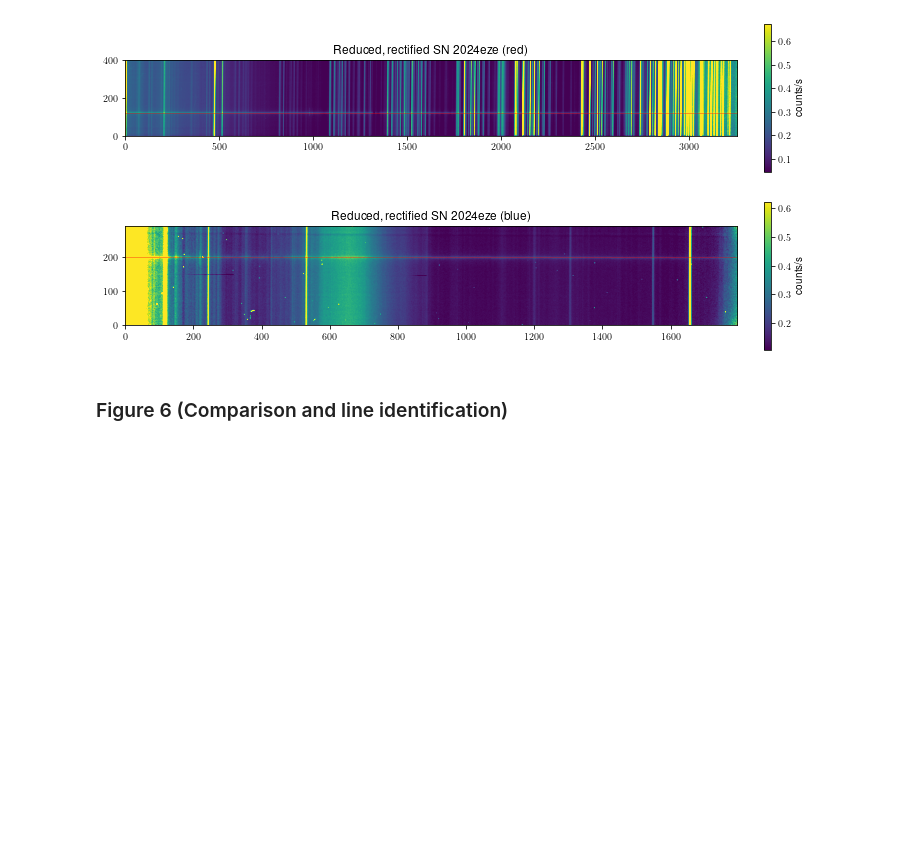
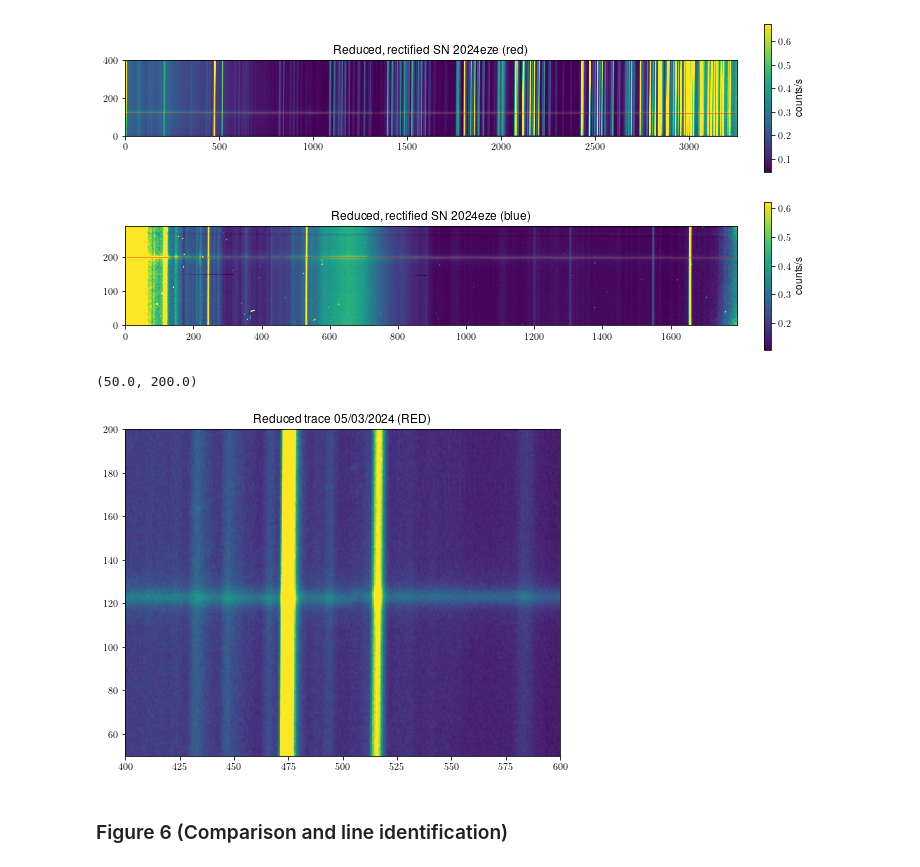
Before and after one commit to jaladh-singhal/ay107_observation, a Jupyter notebook: presentation_figures.ipynb, the cells around one changed output. Cells and saved outputs as stored; diff of their text form; code cells hidden in the pictures; blank space fills up the shorter version.

Commit message:
minor plotting changes

```diff
--- a/presentation_figures.ipynb
+++ b/presentation_figures.ipynb
@@ -529,5 +529,14 @@ ax[1].axhline(trace_y_idx_B, color='r', linewidth=0.5, alpha=0.7)
 fig.savefig("figures/fig5.png", dpi=200)
 # %% [output]
 [figure]
+# %%
+fig, ax = plt.subplots(1, 1, figsize=(9,6))
+util.plot_frame2(reduced_rect_science_R, label='counts/s', title='Reduced trace 05/03/2024 (RED)', prange=prange_R, colorbar=False, ax=ax)
+ax.set_xlim(400, 600)
+ax.set_ylim(50, 200)
+#ax.axhline(trace_y_idx_R, color='r', linewidth=0.5, alpha=0.7)
+# %% [output]
+(50.0, 200.0)
+[figure, added]
 # %% [markdown]
 ### Figure 6 (Comparison and line identification)
```
Also changed, not shown: 1 other file.
